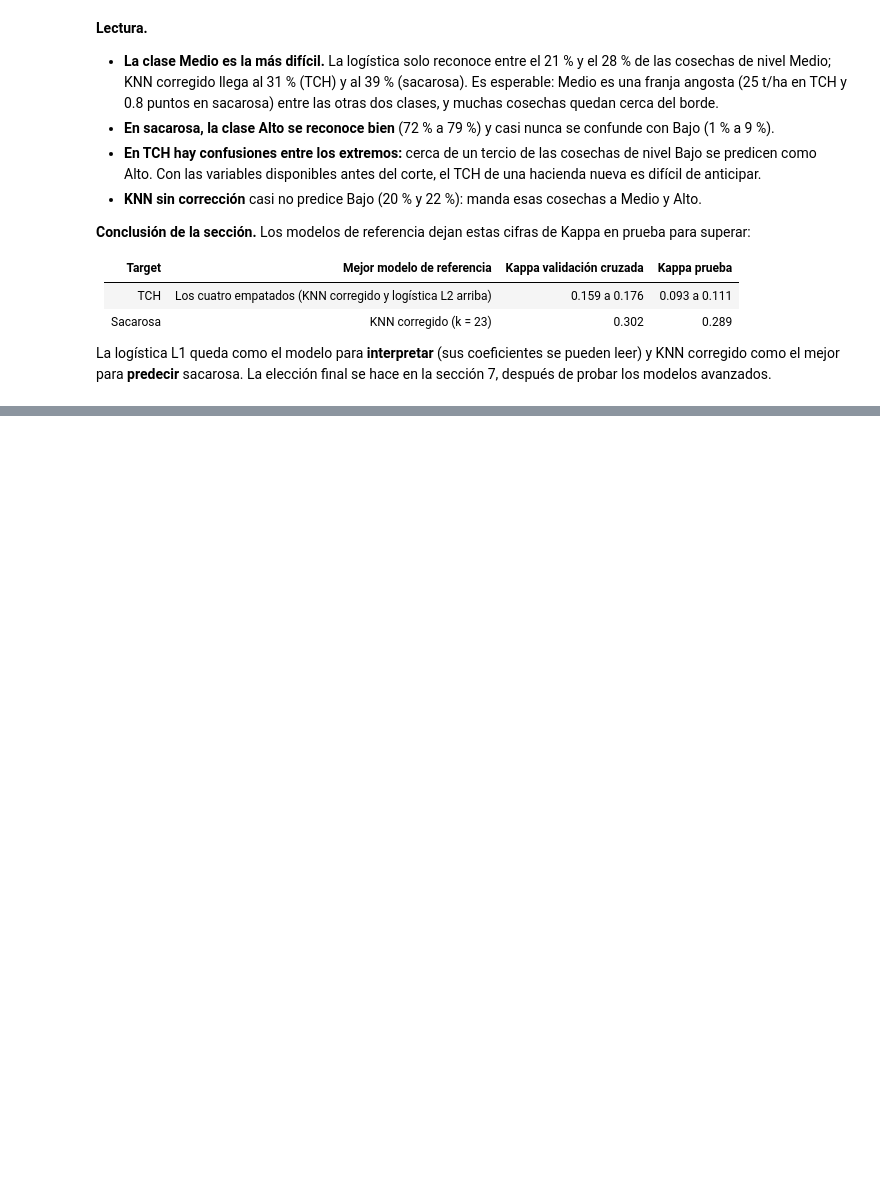
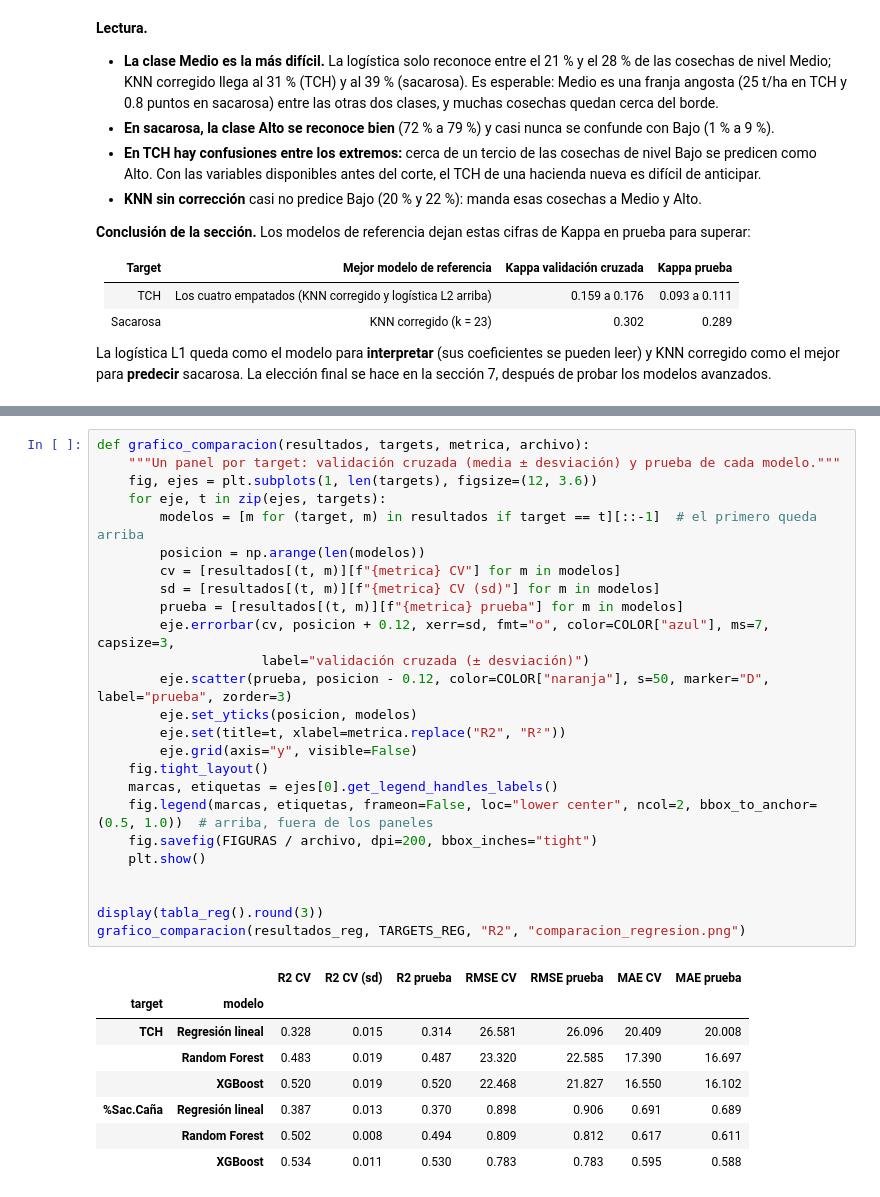
Before and after one commit to gigiper29/Proyecto-Aprendizaje-Autom-tico-II, a Jupyter notebook: Caso_AA2/CasoEstudio_Modelado.ipynb, the cells around one changed output, grey strips where cells are left out. Drawn from its saved outputs; the diff is of its cells as text; blank space fills up the shorter version.

```diff
--- a/Caso_AA2/CasoEstudio_Modelado.ipynb
+++ b/Caso_AA2/CasoEstudio_Modelado.ipynb
@@ -1504,0 +1950,34 @@ _Pendiente._ Importancia de variables y lectura de negocio.
+# %%
+def grafico_comparacion(resultados, targets, metrica, archivo):
+    """Un panel por target: validación cruzada (media ± desviación) y prueba de cada modelo."""
+    fig, ejes = plt.subplots(1, len(targets), figsize=(12, 3.6))
+    for eje, t in zip(ejes, targets):
+        modelos = [m for (target, m) in resultados if target == t][::-1]  # el primero queda arriba
+        posicion = np.arange(len(modelos))
+        cv = [resultados[(t, m)][f"{metrica} CV"] for m in modelos]
+        sd = [resultados[(t, m)][f"{metrica} CV (sd)"] for m in modelos]
+        prueba = [resultados[(t, m)][f"{metrica} prueba"] for m in modelos]
+        eje.errorbar(cv, posicion + 0.12, xerr=sd, fmt="o", color=COLOR["azul"], ms=7, capsize=3,
+                     label="validación cruzada (± desviación)")
+        eje.scatter(prueba, posicion - 0.12, color=COLOR["naranja"], s=50, marker="D", label="prueba", zorder=3)
+        eje.set_yticks(posicion, modelos)
+        eje.set(title=t, xlabel=metrica.replace("R2", "R²"))
+        eje.grid(axis="y", visible=False)
+    fig.tight_layout()
+    marcas, etiquetas = ejes[0].get_legend_handles_labels()
+    fig.legend(marcas, etiquetas, frameon=False, loc="lower center", ncol=2, bbox_to_anchor=(0.5, 1.0))  # arriba, fuera de los paneles
+    fig.savefig(FIGURAS / archivo, dpi=200, bbox_inches="tight")
+    plt.show()
+
+
+display(tabla_reg().round(3))
+grafico_comparacion(resultados_reg, TARGETS_REG, "R2", "comparacion_regresion.png")
+# %% [output]
+|  |  | R2 CV | R2 CV (sd) | R2 prueba | RMSE CV | RMSE prueba | MAE CV | MAE prueba |
+| target | modelo |  |  |  |  |  |  |  |
+| TCH | Regresión lineal | 0.328 | 0.015 | 0.314 | 26.581 | 26.096 | 20.409 | 20.008 |
+|  | Random Forest | 0.483 | 0.019 | 0.487 | 23.320 | 22.585 | 17.390 | 16.697 |
+|  | XGBoost | 0.520 | 0.019 | 0.520 | 22.468 | 21.827 | 16.550 | 16.102 |
+| %Sac.Caña | Regresión lineal | 0.387 | 0.013 | 0.370 | 0.898 | 0.906 | 0.691 | 0.689 |
+|  | Random Forest | 0.502 | 0.008 | 0.494 | 0.809 | 0.812 | 0.617 | 0.611 |
+|  | XGBoost | 0.534 | 0.011 | 0.530 | 0.783 | 0.783 | 0.595 | 0.588 |
```
Also changed, not shown: parts of 50 cells of this notebook, 13 other files.
